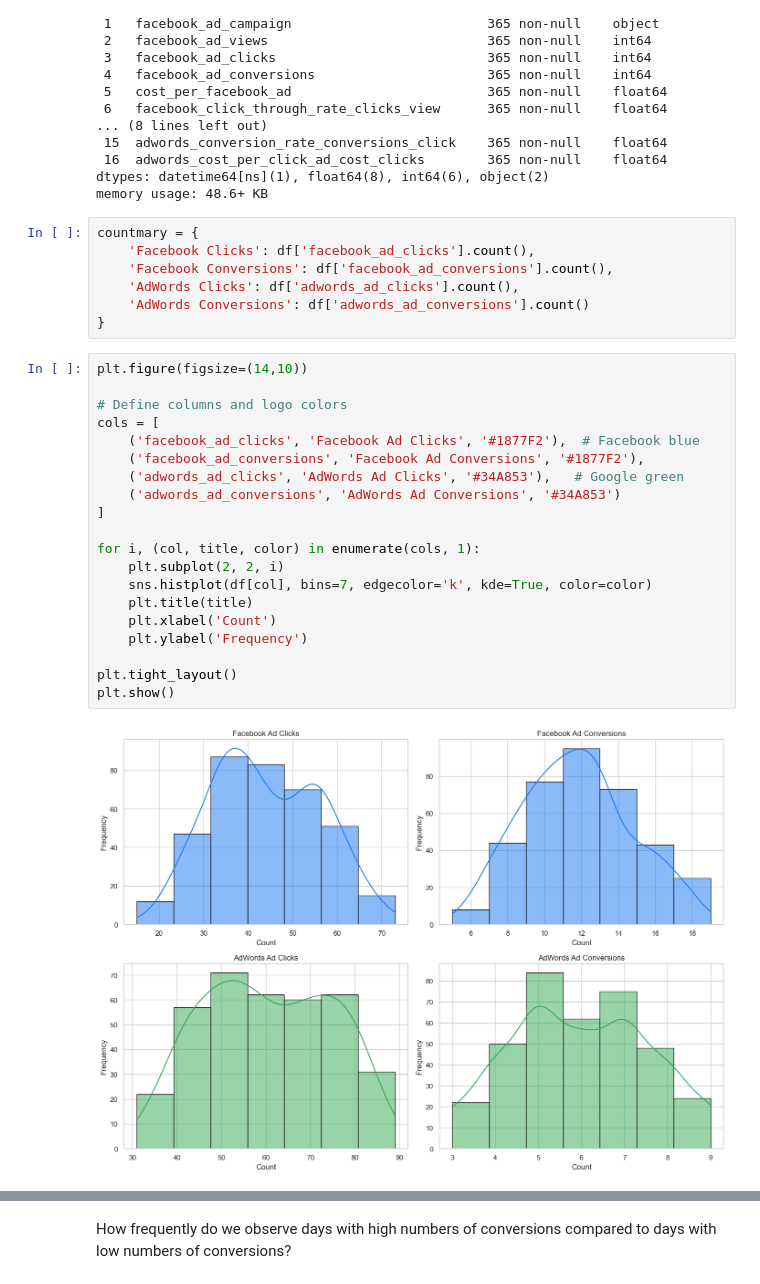
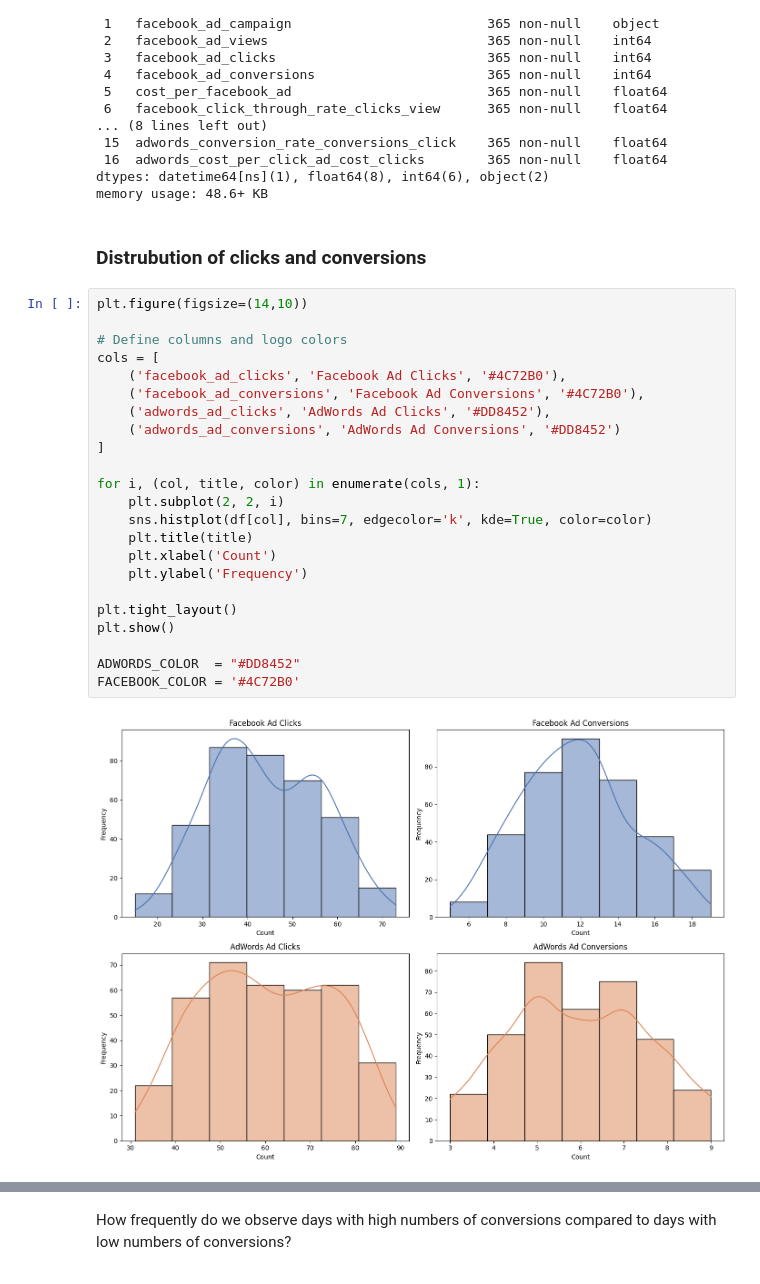
Before and after one commit to data-sous-shaif/Paid-Ads-Efficiency-Facebook-vs-AdWords, a Jupyter notebook: notebooks/eda.ipynb, the cells around one changed output, grey strips where cells are left out. Drawn from its saved outputs; the diff is of its cells as text.

```diff
--- a/notebooks/eda.ipynb
+++ b/notebooks/eda.ipynb
@@ -33,32 +33,30 @@ Data columns (total 17 columns):
  16  adwords_cost_per_click_ad_cost_clicks        365 non-null    float64
 dtypes: datetime64[ns](1), float64(8), int64(6), object(2)
 memory usage: 48.6+ KB
-# %%
-countmary = {
-    'Facebook Clicks': df['facebook_ad_clicks'].count(),
-    'Facebook Conversions': df['facebook_ad_conversions'].count(),
-    'AdWords Clicks': df['adwords_ad_clicks'].count(),
-    'AdWords Conversions': df['adwords_ad_conversions'].count()
-}
+# %% [markdown]
+### Distrubution of clicks and conversions
 # %%
 plt.figure(figsize=(14,10))
 
 # Define columns and logo colors
 cols = [
-    ('facebook_ad_clicks', 'Facebook Ad Clicks', '#1877F2'),  # Facebook blue
-    ('facebook_ad_conversions', 'Facebook Ad Conversions', '#1877F2'),
-    ('adwords_ad_clicks', 'AdWords Ad Clicks', '#34A853'),   # Google green
-    ('adwords_ad_conversions', 'AdWords Ad Conversions', '#34A853')
+    ('facebook_ad_clicks', 'Facebook Ad Clicks', '#4C72B0'),
+    ('facebook_ad_conversions', 'Facebook Ad Conversions', '#4C72B0'),
+    ('adwords_ad_clicks', 'AdWords Ad Clicks', '#DD8452'),
+    ('adwords_ad_conversions', 'AdWords Ad Conversions', '#DD8452')
 ]
 
 for i, (col, title, color) in enumerate(cols, 1):
     plt.subplot(2, 2, i)
     sns.histplot(df[col], bins=7, edgecolor='k', kde=True, color=color)
     plt.title(title)
     plt.xlabel('Count')
     plt.ylabel('Frequency')
 
 plt.tight_layout()
 plt.show()
+
+ADWORDS_COLOR  = "#DD8452"
+FACEBOOK_COLOR = '#4C72B0'
 # %% [output]
-[figure, old version]
+[figure, new version]
```
Also changed, not shown: parts of 5 cells of this notebook.
